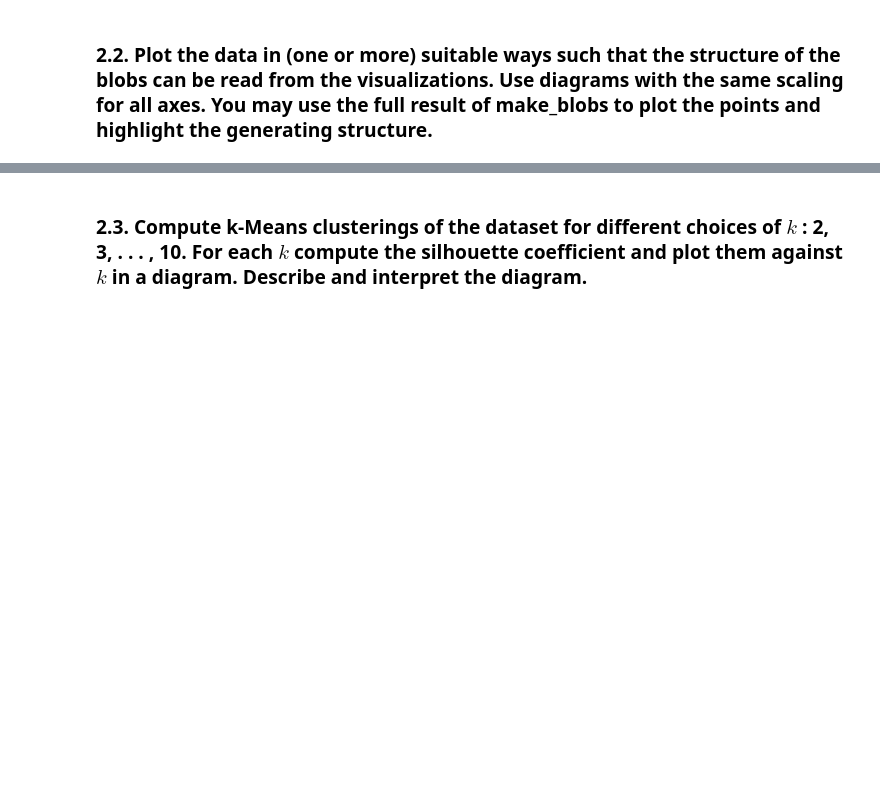
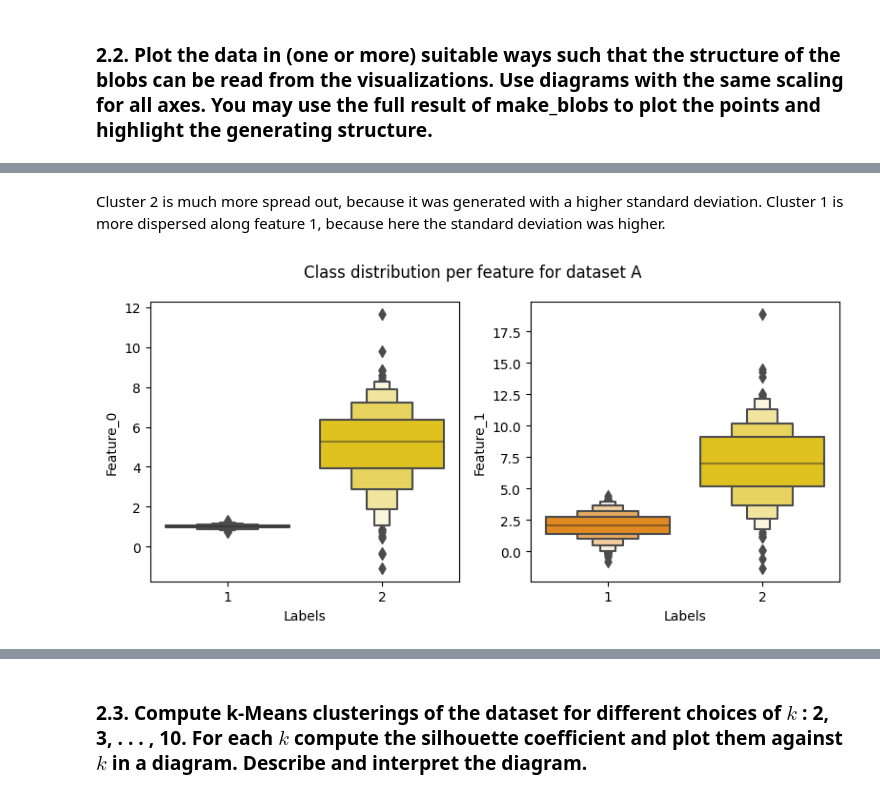
Before and after one commit to JaNoNi/MADS-MMS-Exam1, a Jupyter notebook: exam1.ipynb, the cells around one changed output, grey strips where cells are left out. Drawn from its saved outputs; the diff is of its cells as text; code cells hidden in the pictures; blank space fills up the shorter version.

```diff
--- a/exam1.ipynb
+++ b/exam1.ipynb
@@ -142,10 +190,15 @@ draw_plot(
+# %% [markdown]
+Cluster 2 is much more spread out, because it was generated with a higher standard deviation. Cluster 1 is more dispersed along feature 1, because here the standard deviation was higher.
 # %%
 draw_plot(
     dataset_a,
     hue=labels_a,
     plot_type="boxplot",
     figsize=(8, 4),
     grid_size=(1, 2),
+    no_zero=True,  # increases cluster labels by 1
     labels=["Feature", "Feature"],
     title="Class distribution per feature for dataset A",
 )
+# %% [output]
+[figure, added]
```
Also changed, not shown: parts of 43 cells of this notebook, 1 other file.
